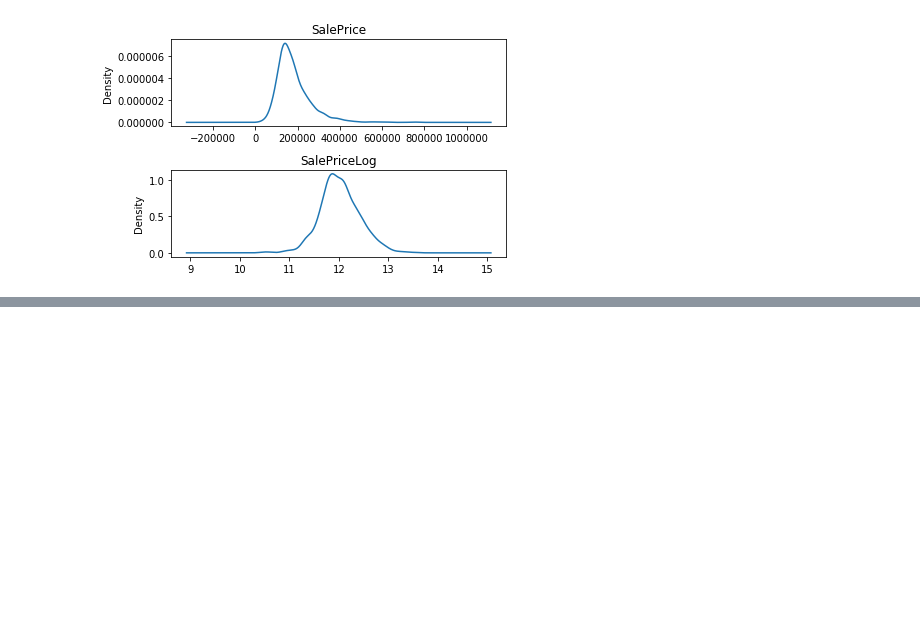
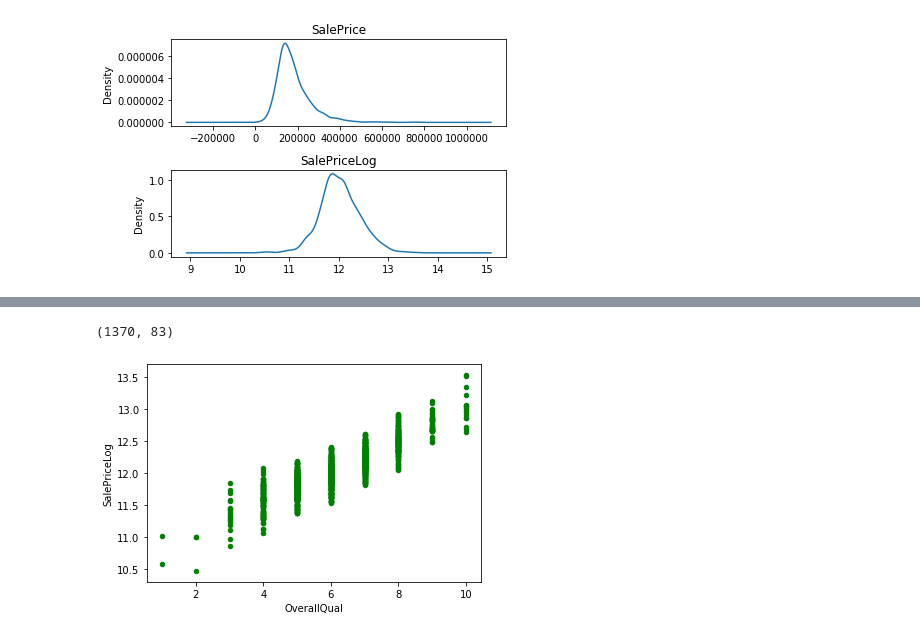
Before and after one commit to razielar/Deep-Learning-AI-Barcelona-2018, a Jupyter notebook: Tree-based_methods/XGradientBoost/XGBoost.Regression.ipynb, the cells around one changed output, grey strips where cells are left out. Drawn from its saved outputs; the diff is of its cells as text; code cells hidden in the pictures; blank space fills up the shorter version.

Commit message:
remove outliers

```diff
--- a/Tree-based_methods/XGradientBoost/XGBoost.Regression.ipynb
+++ b/Tree-based_methods/XGradientBoost/XGBoost.Regression.ipynb
@@ -199,0 +210,21 @@ plt.show()
+# %%
+#Remove outliers:
+
+for i in np.arange(10):
+    pno=df_train.SalePriceLog[df_train.OverallQual == i+1]
+    n=len(pno)
+    mean=pno.mean()
+    std=pno.std()
+    upper_interval = mean + 1.96 * std
+    lower_interval = mean - 1.96 * std
+    df_train = df_train.drop(df_train[(df_train.OverallQual == i+1) & (df_train.SalePriceLog > upper_interval)].index)
+    df_train = df_train.drop(df_train[(df_train.OverallQual == i+1) & (df_train.SalePriceLog < lower_interval)].index)
+
+print(df_train.shape)
+# %% [output]
+(1370, 83)
+# %%
+df_train.plot.scatter(x="OverallQual", y="SalePriceLog", color='green')
+plt.show()
+# %% [output]
+[figure, added]
```
Also changed, not shown: parts of 3 cells of this notebook.
